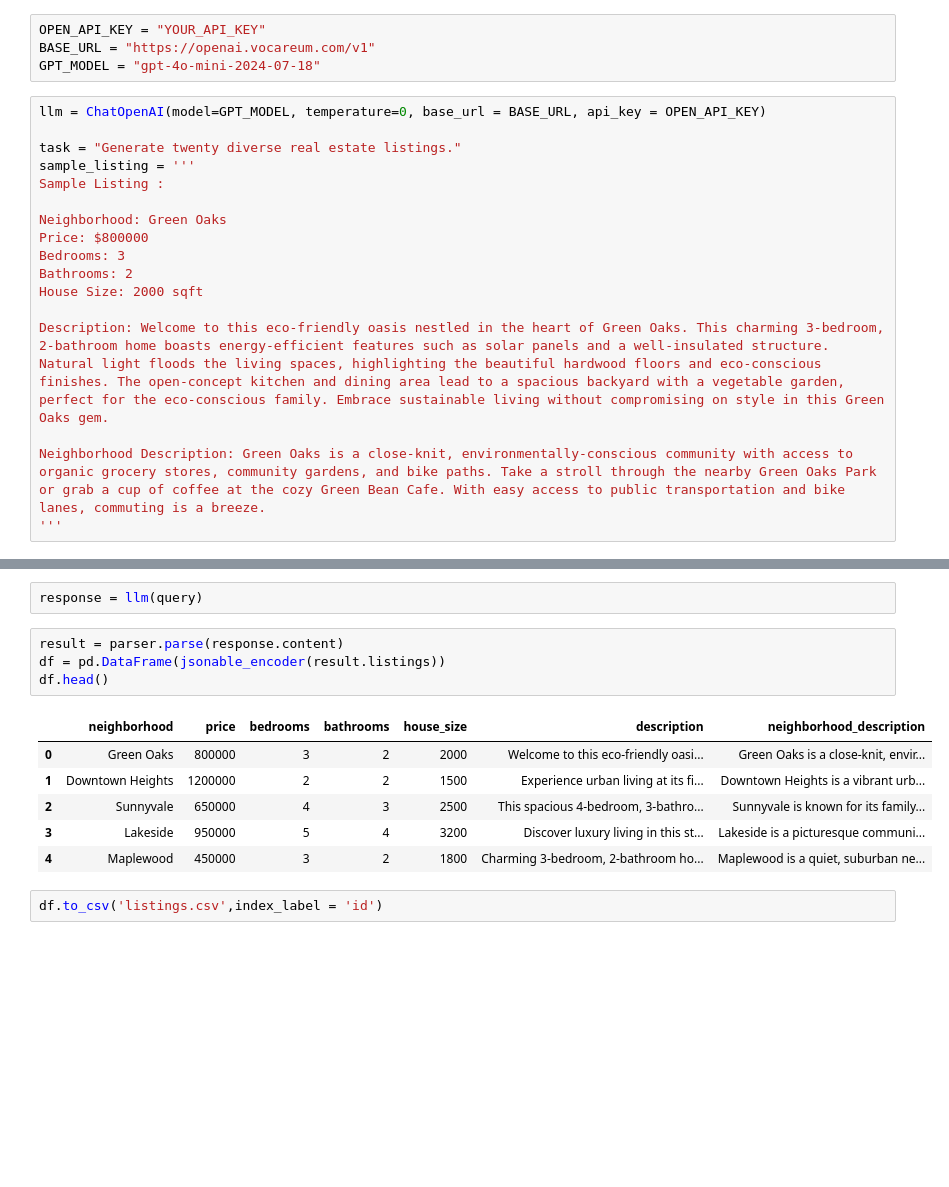
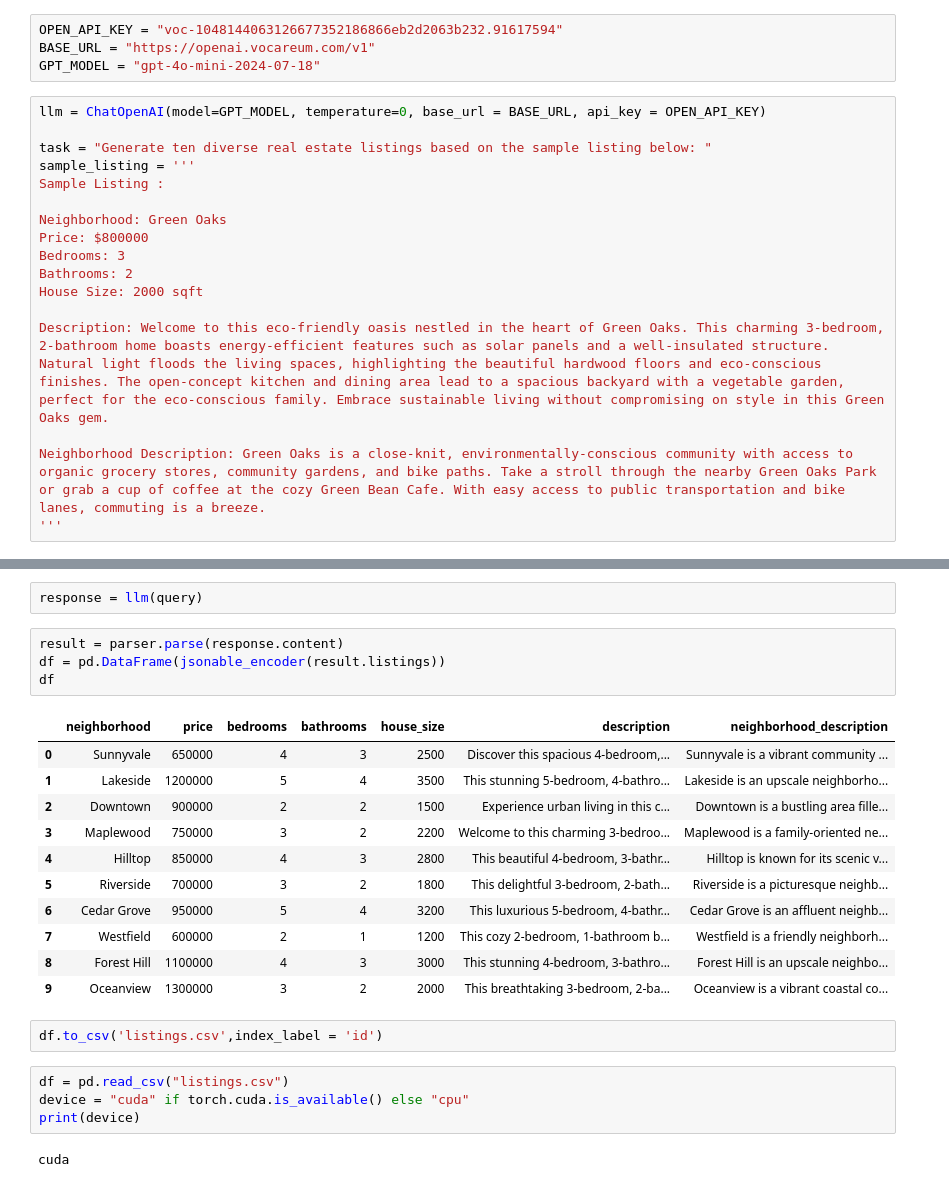
Before and after one commit to ashishlagad/Personalized_Real_Estate_Agent, a Jupyter notebook: HomeMatch.ipynb, the cells around one changed output, grey strips where cells are left out. Saved outputs shown, nothing was run; the diff lists cells and outputs as text; blank space fills up the shorter version.

```diff
--- a/HomeMatch.ipynb
+++ b/HomeMatch.ipynb
@@ -10,11 +12,11 @@ from fastapi.encoders import jsonable_encoder
 # %%
-OPEN_API_KEY = "YOUR_API_KEY"
+OPEN_API_KEY = "voc-1048144063126677352186866eb2d2063b232.91617594"
 BASE_URL = "https://openai.vocareum.com/v1"
 GPT_MODEL = "gpt-4o-mini-2024-07-18"
 # %%
 llm = ChatOpenAI(model=GPT_MODEL, temperature=0, base_url = BASE_URL, api_key = OPEN_API_KEY)
 
-task = "Generate twenty diverse real estate listings."
+task = "Generate ten diverse real estate listings based on the sample listing below: "
 sample_listing = '''
 Sample Listing :
 
@@ -73,13 +75,24 @@ response = llm(query)
 # %%
 result = parser.parse(response.content)
 df = pd.DataFrame(jsonable_encoder(result.listings))
-df.head()
+df
 # %% [output]
 |  | neighborhood | price | bedrooms | bathrooms | house_size | description | neighborhood_description |
-| 0 | Green Oaks | 800000 | 3 | 2 | 2000 | Welcome to this eco-friendly oasi... | Green Oaks is a close-knit, envir... |
-| 1 | Downtown Heights | 1200000 | 2 | 2 | 1500 | Experience urban living at its fi... | Downtown Heights is a vibrant urb... |
-| 2 | Sunnyvale | 650000 | 4 | 3 | 2500 | This spacious 4-bedroom, 3-bathro... | Sunnyvale is known for its family... |
-| 3 | Lakeside | 950000 | 5 | 4 | 3200 | Discover luxury living in this st... | Lakeside is a picturesque communi... |
-| 4 | Maplewood | 450000 | 3 | 2 | 1800 | Charming 3-bedroom, 2-bathroom ho... | Maplewood is a quiet, suburban ne... |
+| 0 | Sunnyvale | 650000 | 4 | 3 | 2500 | Discover this spacious 4-bedroom,... | Sunnyvale is a vibrant community ... |
+| 1 | Lakeside | 1200000 | 5 | 4 | 3500 | This stunning 5-bedroom, 4-bathro... | Lakeside is an upscale neighborho... |
+| 2 | Downtown | 900000 | 2 | 2 | 1500 | Experience urban living in this c... | Downtown is a bustling area fille... |
+| 3 | Maplewood | 750000 | 3 | 2 | 2200 | Welcome to this charming 3-bedroo... | Maplewood is a family-oriented ne... |
+| 4 | Hilltop | 850000 | 4 | 3 | 2800 | This beautiful 4-bedroom, 3-bathr... | Hilltop is known for its scenic v... |
+| 5 | Riverside | 700000 | 3 | 2 | 1800 | This delightful 3-bedroom, 2-bath... | Riverside is a picturesque neighb... |
+| 6 | Cedar Grove | 950000 | 5 | 4 | 3200 | This luxurious 5-bedroom, 4-bathr... | Cedar Grove is an affluent neighb... |
+| 7 | Westfield | 600000 | 2 | 1 | 1200 | This cozy 2-bedroom, 1-bathroom b... | Westfield is a friendly neighborh... |
+| 8 | Forest Hill | 1100000 | 4 | 3 | 3000 | This stunning 4-bedroom, 3-bathro... | Forest Hill is an upscale neighbo... |
+| 9 | Oceanview | 1300000 | 3 | 2 | 2000 | This breathtaking 3-bedroom, 2-ba... | Oceanview is a vibrant coastal co... |
 # %%
 df.to_csv('listings.csv',index_label = 'id')
+# %%
+df = pd.read_csv("listings.csv")
+device = "cuda" if torch.cuda.is_available() else "cpu"
+print(device)
+# %% [output]
+cuda
```
Also changed, not shown: parts of 6 cells of this notebook, 10 other files.
